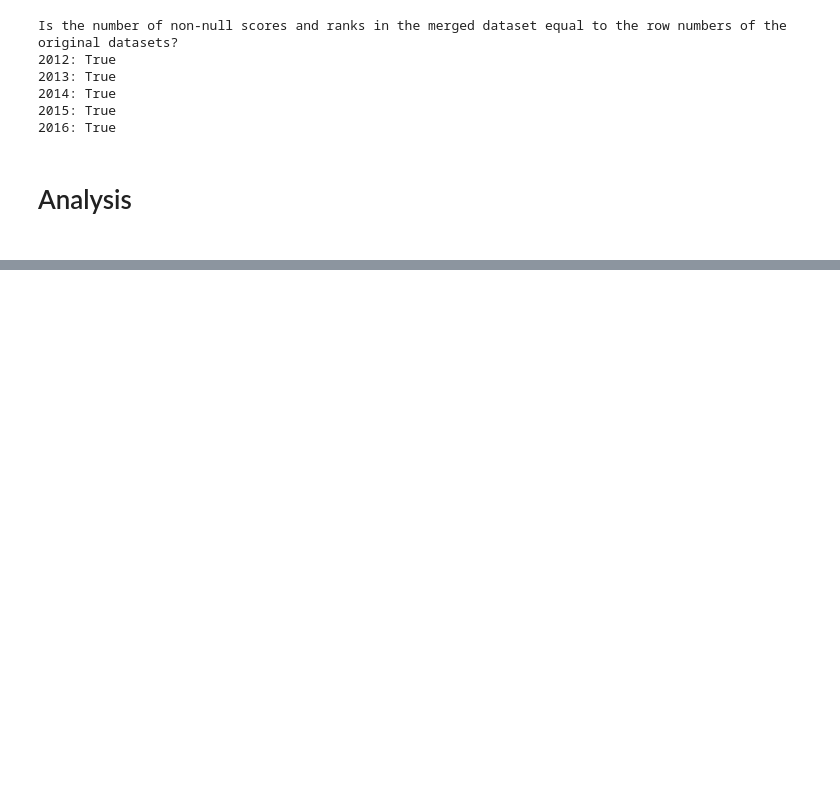
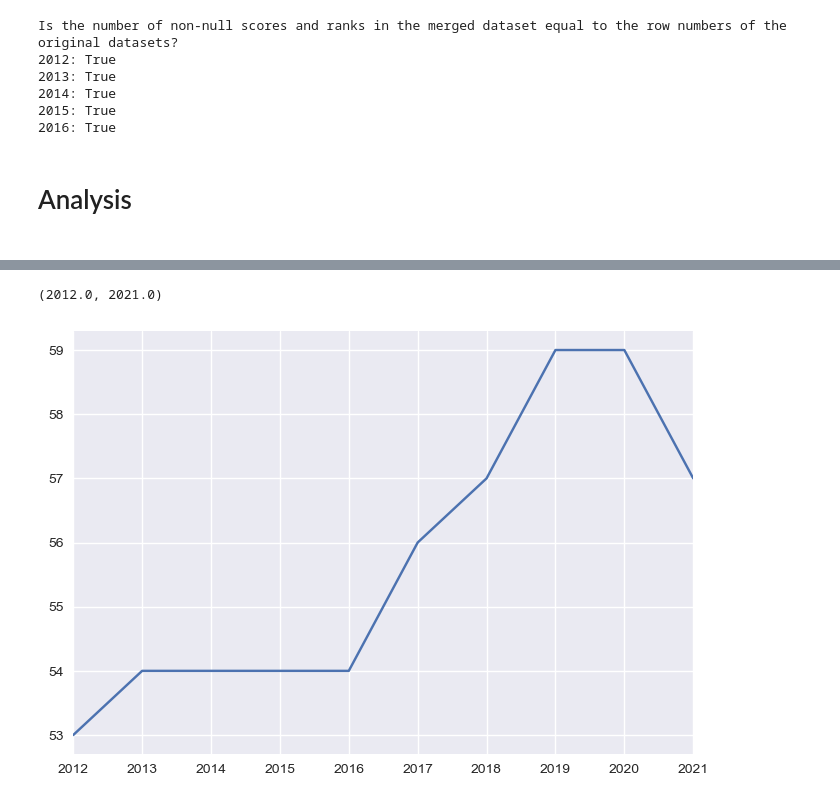
Before and after one commit to wanzulfikri/cpi_analysis, a Jupyter notebook: CPI 2012-2021.ipynb, the cells around one changed output, grey strips where cells are left out. Cells and saved outputs as stored; diff of their text form; code cells hidden in the pictures; blank space fills up the shorter version.

Commit message:
Plot cpi score above and below 50

```diff
--- a/CPI 2012-2021.ipynb
+++ b/CPI 2012-2021.ipynb
@@ -855,0 +855,17 @@ plt.xlim(2012,2021)
+# %%
+# Calculate percentage of countries that's above 50
+abv_50_pct = {}
+abv_50_num = {}
+
+year = 2021
+for col in cpi_cols:
+#     print(col)
+    num_countries = CPI[col].notna().sum()
+    num_countries_abv50 = (CPI[col] >= 50).sum()
+    abv_50_pct[year] = num_countries_abv50 / num_countries * 100
+    abv_50_num[year] = num_countries_abv50
+    year -= 1
+abv_50_pct
+abv_50_num
+#     print(CPI[col].notna().sum())
+#     abv_50_pct[2012] = CPI[col].sum() / len()
@@ -855,0 +883,10 @@ plt.xlim(2012,2021)
+# %%
+# Number of countries above 50
+# ugly x and y
+plt.plot(list(abv_50_num.keys()), list(abv_50_num.values()))
+plt.yticks(range(53,60,1))
+plt.xticks(range(2012,2022))
+plt.xlim((2012,2021))
+# %% [output]
+(2012.0, 2021.0)
+[figure, added]
```
Also changed, not shown: parts of 39 cells of this notebook.
